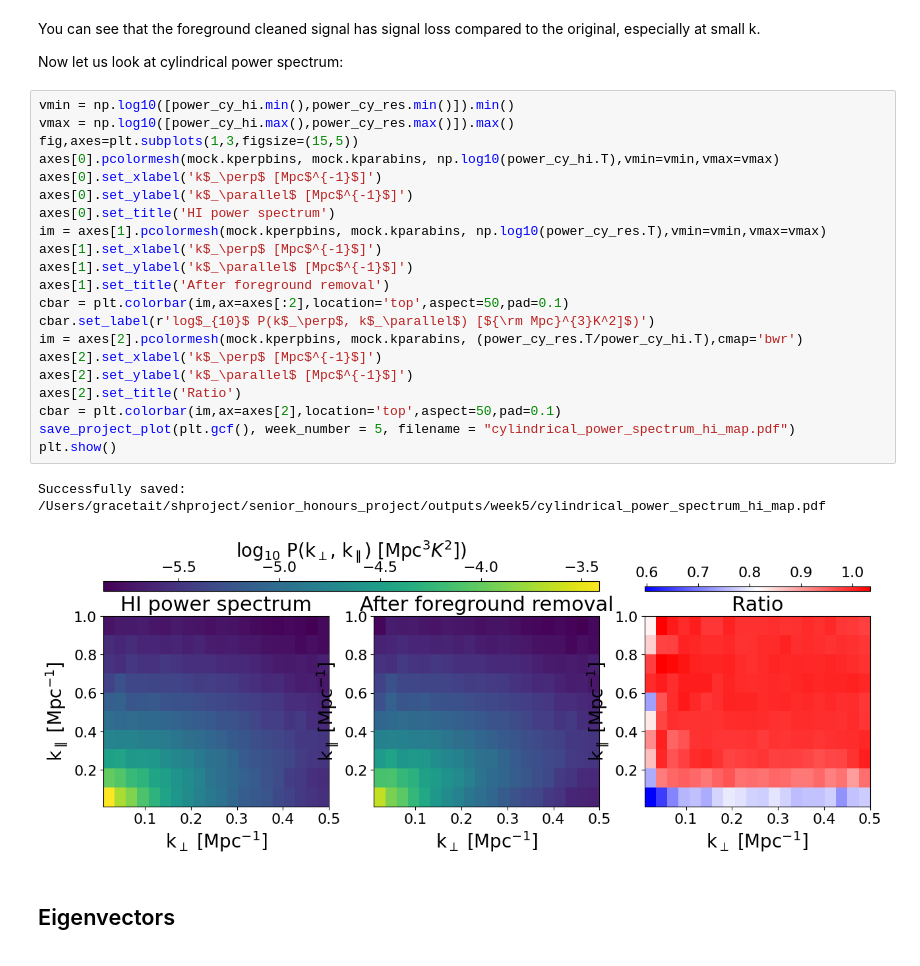
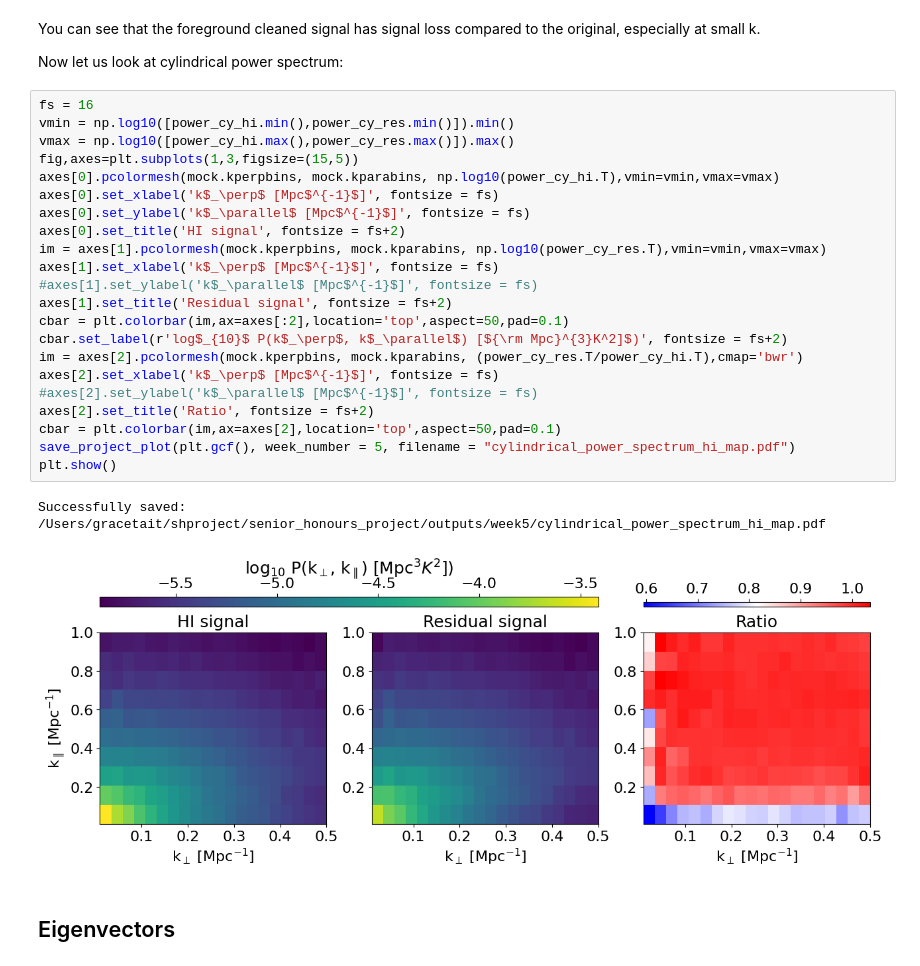
Before and after one commit to grxcetait/senior_honours_project, a Jupyter notebook: notebooks/week3/notebook_2.ipynb, the cells around one changed output. Cells and saved outputs as stored; diff of their text form.

```diff
--- a/notebooks/week3/notebook_2.ipynb
+++ b/notebooks/week3/notebook_2.ipynb
@@ -207,29 +211,30 @@ You can see that the foreground cleaned signal has signal loss compared to the o
 
 Now let us look at cylindrical power spectrum:
 # %%
+fs = 16
 vmin = np.log10([power_cy_hi.min(),power_cy_res.min()]).min()
 vmax = np.log10([power_cy_hi.max(),power_cy_res.max()]).max()
 fig,axes=plt.subplots(1,3,figsize=(15,5))
 axes[0].pcolormesh(mock.kperpbins, mock.kparabins, np.log10(power_cy_hi.T),vmin=vmin,vmax=vmax)
-axes[0].set_xlabel('k$_\perp$ [Mpc$^{-1}$]')
-axes[0].set_ylabel('k$_\parallel$ [Mpc$^{-1}$]')
-axes[0].set_title('HI power spectrum')
+axes[0].set_xlabel('k$_\perp$ [Mpc$^{-1}$]', fontsize = fs)
+axes[0].set_ylabel('k$_\parallel$ [Mpc$^{-1}$]', fontsize = fs)
+axes[0].set_title('HI signal', fontsize = fs+2)
 im = axes[1].pcolormesh(mock.kperpbins, mock.kparabins, np.log10(power_cy_res.T),vmin=vmin,vmax=vmax)
-axes[1].set_xlabel('k$_\perp$ [Mpc$^{-1}$]')
-axes[1].set_ylabel('k$_\parallel$ [Mpc$^{-1}$]')
-axes[1].set_title('After foreground removal')
+axes[1].set_xlabel('k$_\perp$ [Mpc$^{-1}$]', fontsize = fs)
+#axes[1].set_ylabel('k$_\parallel$ [Mpc$^{-1}$]', fontsize = fs)
+axes[1].set_title('Residual signal', fontsize = fs+2)
 cbar = plt.colorbar(im,ax=axes[:2],location='top',aspect=50,pad=0.1)
-cbar.set_label(r'log$_{10}$ P(k$_\perp$, k$_\parallel$) [${\rm Mpc}^{3}K^2]$)')
+cbar.set_label(r'log$_{10}$ P(k$_\perp$, k$_\parallel$) [${\rm Mpc}^{3}K^2]$)', fontsize = fs+2)
 im = axes[2].pcolormesh(mock.kperpbins, mock.kparabins, (power_cy_res.T/power_cy_hi.T),cmap='bwr')
-axes[2].set_xlabel('k$_\perp$ [Mpc$^{-1}$]')
-axes[2].set_ylabel('k$_\parallel$ [Mpc$^{-1}$]')
-axes[2].set_title('Ratio')
+axes[2].set_xlabel('k$_\perp$ [Mpc$^{-1}$]', fontsize = fs)
+#axes[2].set_ylabel('k$_\parallel$ [Mpc$^{-1}$]', fontsize = fs)
+axes[2].set_title('Ratio', fontsize = fs+2)
 cbar = plt.colorbar(im,ax=axes[2],location='top',aspect=50,pad=0.1)
 save_project_plot(plt.gcf(), week_number = 5, filename = "cylindrical_power_spectrum_hi_map.pdf")
 plt.show()
 # %% [output]
 Successfully saved: /Users/gracetait/shproject/senior_honours_project/outputs/week5/cylindrical_power_spectrum_hi_map.pdf
-[figure, old version]
+[figure, new version]
 # %% [markdown]
 ## Eigenvectors
 # %%
```
Also changed, not shown: parts of 65 cells of this notebook, 36 other files.
